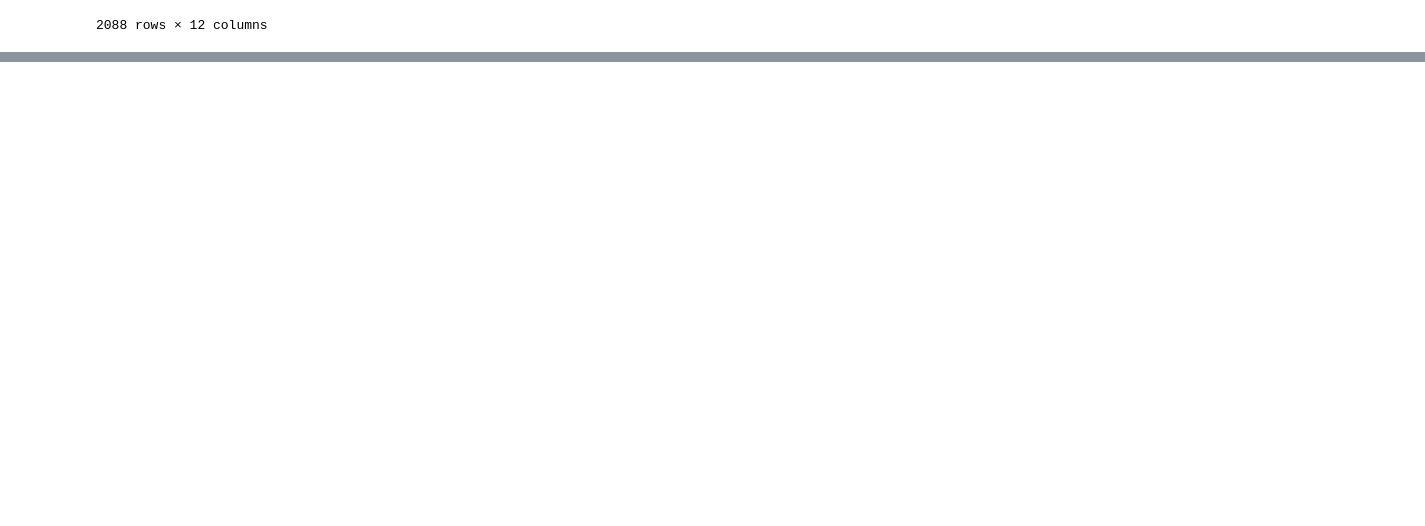
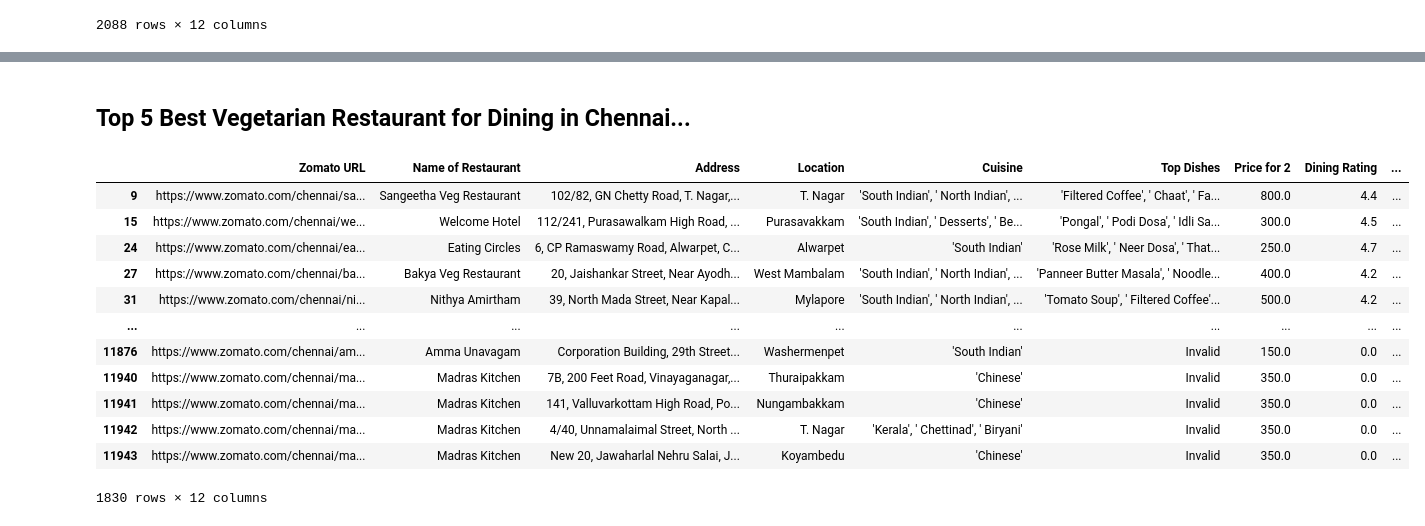
Before and after one commit to kanmanigit/Data_Visualization_Seaborn_Tableau_DataStudio, a Jupyter notebook: DataAnalysis_Zomato_Chennai_.ipynb, the cells around one changed output, grey strips where cells are left out. Saved outputs shown, nothing was run; the diff lists cells and outputs as text; code cells hidden in the pictures; blank space fills up the shorter version.

```diff
--- a/DataAnalysis_Zomato_Chennai_.ipynb
+++ b/DataAnalysis_Zomato_Chennai_.ipynb
@@ -610,3 +610,23 @@ reliable_res_df
 | 11 | https://www.zomato.com/chennai/ro... | Royal Sandwich Shop | 354, TTK road, Poes Garden, Behin... | Alwarpet | 'Fast Food', ' Desserts', ' Bever... | Invalid | 150.0 | 3.6 | ... |
 | 12 | https://www.zomato.com/chennai/cr... | Cream Stone | 5, Vinayakam Avenue, Okkiyam, Thu... | Thuraipakkam | 'Desserts', ' Ice Cream' | 'Death By Chocolate', ' Chocolava... | 350.0 | 4.5 | ... |
 | 13 | https://www.zomato.com/chennai/bo... | Bombay Kulfi | A C5, Ground Floor, 2nd Avenue, A... | Anna Nagar East | 'Ice Cream' | 'Calcutta Paan', ' Tender Coconut... | 200.0 | 4.6 | ... |
+# %% [markdown]
+## Top 5 Best Vegetarian Restaurant for Dining in Chennai...
+# %%
+# Best Vegetarian rest
+veg_res_df=zomato_df[zomato_df['Features'].str.contains('Vegetarian ')]
+veg_res_df
+# %% [output]
+|  | Zomato URL | Name of Restaurant | Address | Location | Cuisine | Top Dishes | Price for 2 | Dining Rating | ... |
+| 9 | https://www.zomato.com/chennai/sa... | Sangeetha Veg Restaurant | 102/82, GN Chetty Road, T. Nagar,... | T. Nagar | 'South Indian', ' North Indian', ... | 'Filtered Coffee', ' Chaat', ' Fa... | 800.0 | 4.4 | ... |
+| 15 | https://www.zomato.com/chennai/we... | Welcome Hotel | 112/241, Purasawalkam High Road, ... | Purasavakkam | 'South Indian', ' Desserts', ' Be... | 'Pongal', ' Podi Dosa', ' Idli Sa... | 300.0 | 4.5 | ... |
+| 24 | https://www.zomato.com/chennai/ea... | Eating Circles | 6, CP Ramaswamy Road, Alwarpet, C... | Alwarpet | 'South Indian' | 'Rose Milk', ' Neer Dosa', ' That... | 250.0 | 4.7 | ... |
+| 27 | https://www.zomato.com/chennai/ba... | Bakya Veg Restaurant | 20, Jaishankar Street, Near Ayodh... | West Mambalam | 'South Indian', ' North Indian', ... | 'Panneer Butter Masala', ' Noodle... | 400.0 | 4.2 | ... |
+| 31 | https://www.zomato.com/chennai/ni... | Nithya Amirtham | 39, North Mada Street, Near Kapal... | Mylapore | 'South Indian', ' North Indian', ... | 'Tomato Soup', ' Filtered Coffee'... | 500.0 | 4.2 | ... |
+| ... | ... | ... | ... | ... | ... | ... | ... | ... | ... |
+| 11876 | https://www.zomato.com/chennai/am... | Amma Unavagam | Corporation Building, 29th Street... | Washermenpet | 'South Indian' | Invalid | 150.0 | 0.0 | ... |
+| 11940 | https://www.zomato.com/chennai/ma... | Madras Kitchen | 7B, 200 Feet Road, Vinayaganagar,... | Thuraipakkam | 'Chinese' | Invalid | 350.0 | 0.0 | ... |
+| 11941 | https://www.zomato.com/chennai/ma... | Madras Kitchen | 141, Valluvarkottam High Road, Po... | Nungambakkam | 'Chinese' | Invalid | 350.0 | 0.0 | ... |
+| 11942 | https://www.zomato.com/chennai/ma... | Madras Kitchen | 4/40, Unnamalaimal Street, North ... | T. Nagar | 'Kerala', ' Chettinad', ' Biryani' | Invalid | 350.0 | 0.0 | ... |
+| 11943 | https://www.zomato.com/chennai/ma... | Madras Kitchen | New 20, Jawaharlal Nehru Salai, J... | Koyambedu | 'Chinese' | Invalid | 350.0 | 0.0 | ... |
+1830 rows × 12 columns
```
Also changed, not shown: parts of 1 cell of this notebook.
